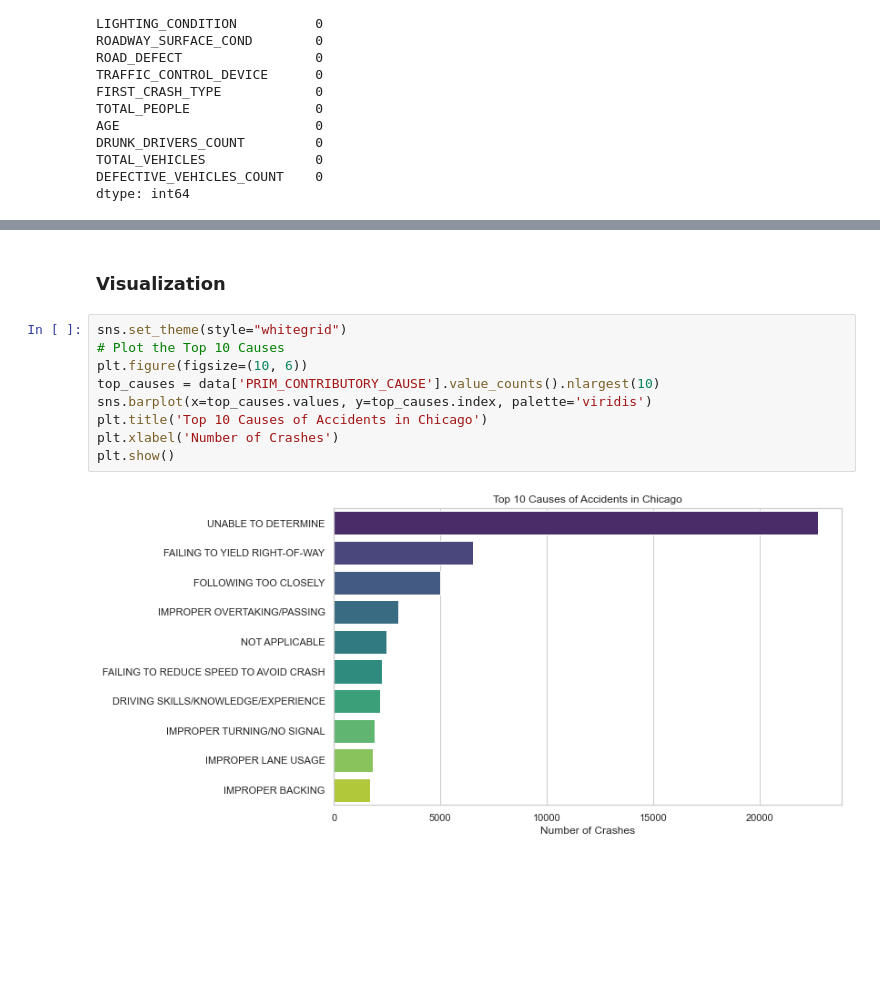
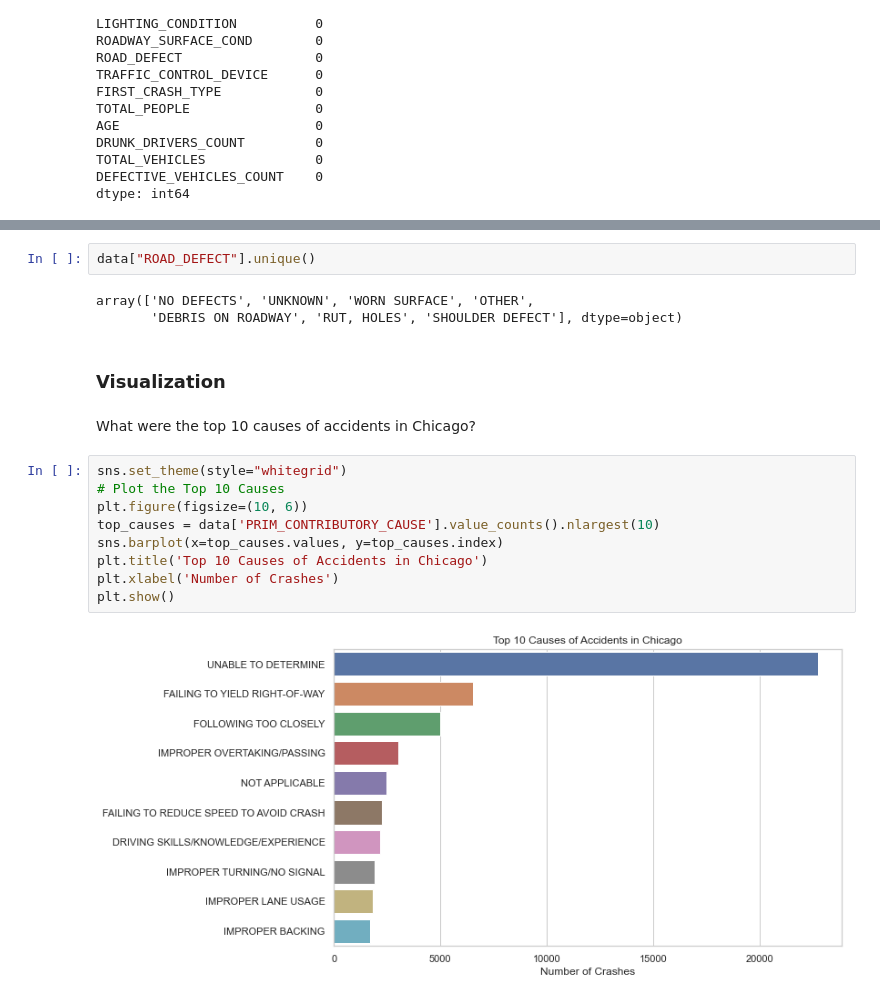
Before and after one commit to Victor-Mufasa/Phase-4-Project, a Jupyter notebook: index.ipynb, the cells around one changed output, grey strips where cells are left out. Saved outputs shown, nothing was run; the diff lists cells and outputs as text; blank space fills up the shorter version.

Commit message:
Added more visuals

```diff
--- a/index.ipynb
+++ b/index.ipynb
@@ -183,13 +230,20 @@ dtype: int64
+# %%
+data["ROAD_DEFECT"].unique()
+# %% [output]
+array(['NO DEFECTS', 'UNKNOWN', 'WORN SURFACE', 'OTHER',
+       'DEBRIS ON ROADWAY', 'RUT, HOLES', 'SHOULDER DEFECT'], dtype=object)
 # %% [markdown]
 ### Visualization
+# %% [markdown]
+What were the top 10 causes of accidents in Chicago?
 # %%
 sns.set_theme(style="whitegrid")
 # Plot the Top 10 Causes
 plt.figure(figsize=(10, 6))
 top_causes = data['PRIM_CONTRIBUTORY_CAUSE'].value_counts().nlargest(10)
-sns.barplot(x=top_causes.values, y=top_causes.index, palette='viridis')
+sns.barplot(x=top_causes.values, y=top_causes.index)
 plt.title('Top 10 Causes of Accidents in Chicago')
 plt.xlabel('Number of Crashes')
 plt.show()
 # %% [output]
-[figure, old version]
+[figure, new version]
```
Also changed, not shown: parts of 12 cells of this notebook.
